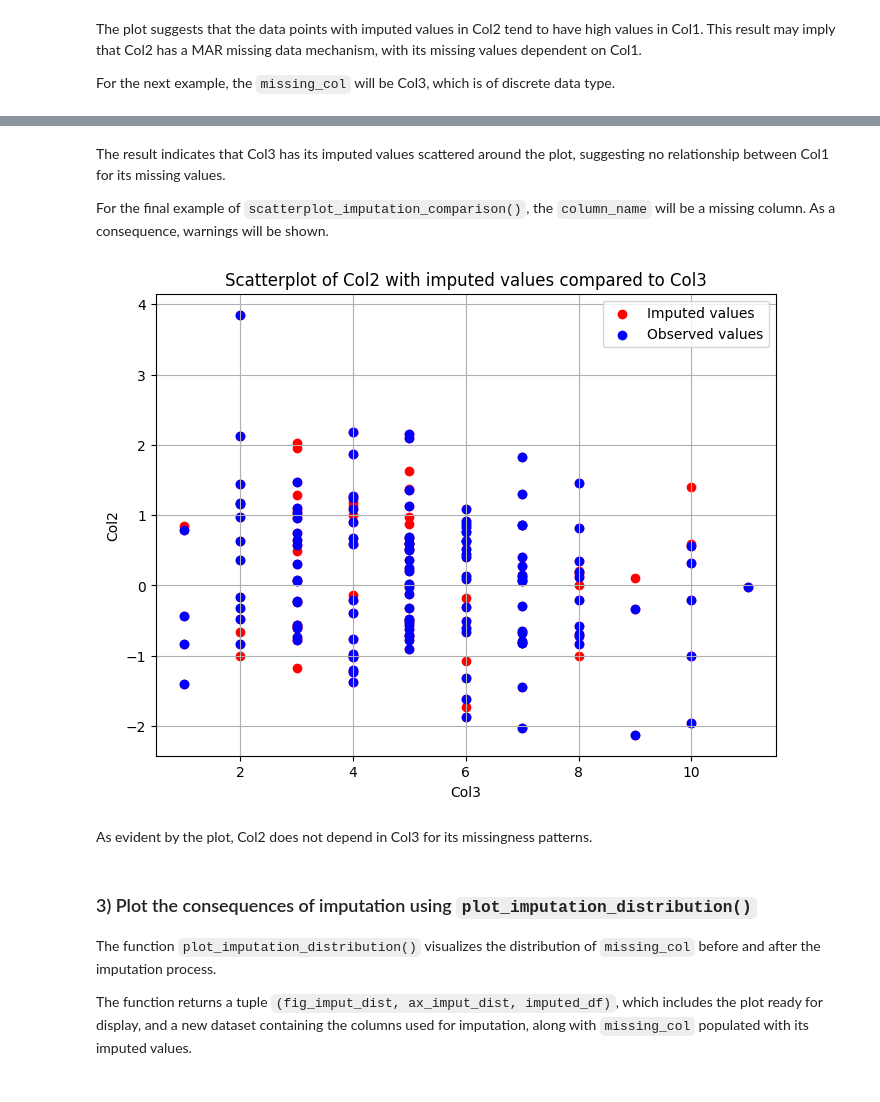
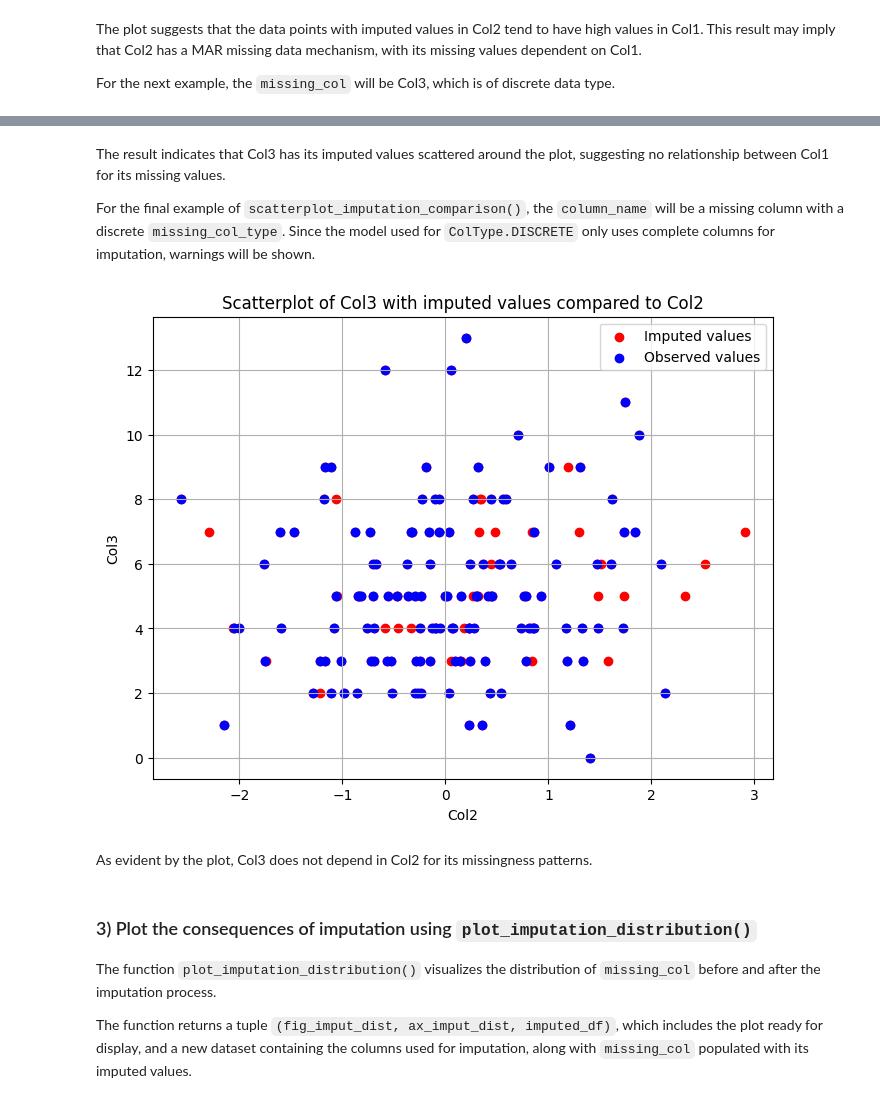
Before and after one commit to Ti-n-a/mechanism_viewer, a Jupyter notebook: examples/use_viewer_imputation.ipynb, the cells around one changed output, grey strips where cells are left out. Saved outputs shown, nothing was run; the diff lists cells and outputs as text; code cells hidden in the pictures.

```diff
--- a/examples/use_viewer_imputation.ipynb
+++ b/examples/use_viewer_imputation.ipynb
@@ -82,15 +82,15 @@ fig_scatter_2, ax_scatter_2 = scatterplot_imputation_comparison(data, column_nam
 # %% [markdown]
 The result indicates that Col3 has its imputed values scattered around the plot, suggesting no relationship between Col1 for its missing values.
 
-For the final example of `scatterplot_imputation_comparison()`, the `column_name` will be a missing column. As a consequence, warnings will be shown.
+For the final example of `scatterplot_imputation_comparison()`, the `column_name` will be a missing column with a discrete ``missing_col_type``. Since the model used for `ColType.DISCRETE` only uses complete columns for imputation, warnings will be shown.
 # %%
-fig_scatter_2, ax_scatter_2 = scatterplot_imputation_comparison(data, column_name="Col3",
-                                                            missing_col="Col2", missing_col_type=ColType.CONTINUOUS,
+fig_scatter_2, ax_scatter_2 = scatterplot_imputation_comparison(data, column_name="Col2",
+                                                            missing_col="Col3", missing_col_type=ColType.DISCRETE,
                                                             random_state=DEFAULT_RANDOM_STATE, display_plot=True)
 # %% [output]
-[figure, old version]
+[figure, new version]
 # %% [markdown]
-As evident by the plot, Col2 does not depend in Col3 for its missingness patterns.
+As evident by the plot, Col3 does not depend in Col2 for its missingness patterns.
 # %% [markdown]
 ### 3) Plot the consequences of imputation using `plot_imputation_distribution()`
 
```
Also changed, not shown: parts of 6 cells of this notebook, 8 other files.
